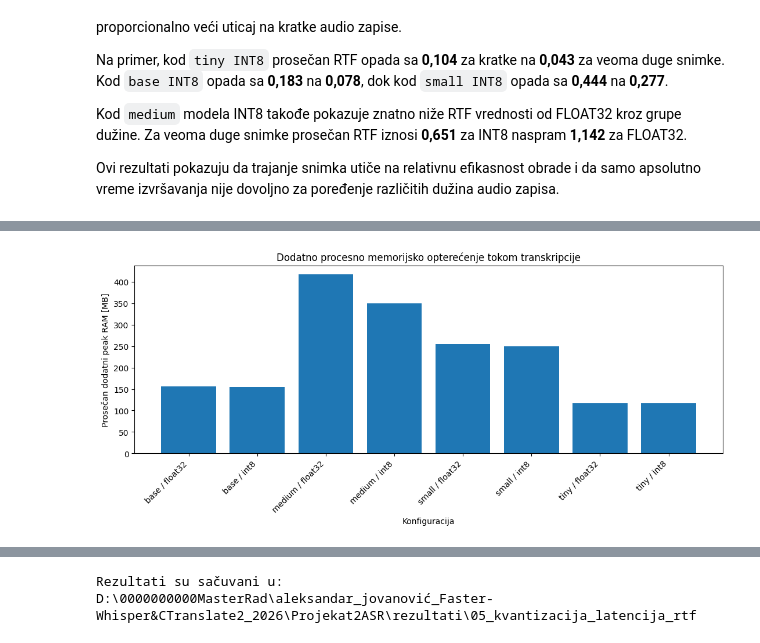
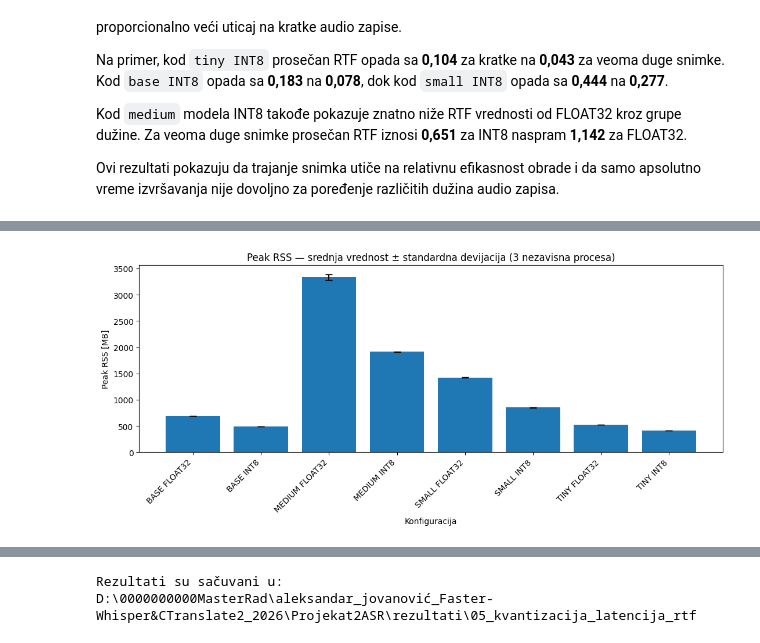
Before and after one commit to Sajko01/serbian-whisper-asr-optimization, a Jupyter notebook: notebooks/05_kvantizacija_latencija_rtf.ipynb, the cells around one changed output, grey strips where cells are left out. Cells and saved outputs as stored; diff of their text form; code cells hidden in the pictures.

```diff
--- a/notebooks/05_kvantizacija_latencija_rtf.ipynb
+++ b/notebooks/05_kvantizacija_latencija_rtf.ipynb
@@ -811,23 +1086,33 @@ plt.show()
 # %%
 # ============================================================
-# GRAFIK — DODATNI PEAK RAM
+# GRAFIK — PEAK RSS IZ NEZAVISNIH PROCESA
 # ============================================================
+
+grafik_ram = tabela_ram_rezime.copy()
+
+grafik_ram["Konfiguracija"] = (
+    grafik_ram["Model"].str.upper()
+    + " "
+    + grafik_ram["Kvantizacija"].str.upper()
+)
 
 plt.figure(figsize=(11, 5))
 
 plt.bar(
-    grafik_rtf["Konfiguracija"],
-    grafik_rtf["Prosecan_dodatni_RAM"]
+    grafik_ram["Konfiguracija"],
+    grafik_ram["Peak_RSS_mean_MB"],
+    yerr=grafik_ram["Peak_RSS_std_MB"],
+    capsize=4
 )
 
 plt.xlabel("Konfiguracija")
-plt.ylabel("Prosečan dodatni peak RAM [MB]")
-plt.title("Dodatno procesno memorijsko opterećenje tokom transkripcije")
+plt.ylabel("Peak RSS [MB]")
+plt.title("Peak RSS — srednja vrednost ± standardna devijacija (3 nezavisna procesa)")
 plt.xticks(rotation=45, ha="right")
 plt.tight_layout()
 plt.show()
 # %% [output]
-[figure, old version]
+[figure, new version]
 # %%
 # ============================================================
 # GRAFIK — INT8 SPEEDUP U ODNOSU NA FLOAT32
```
Also changed, not shown: parts of 18 cells of this notebook, 25 other files.
